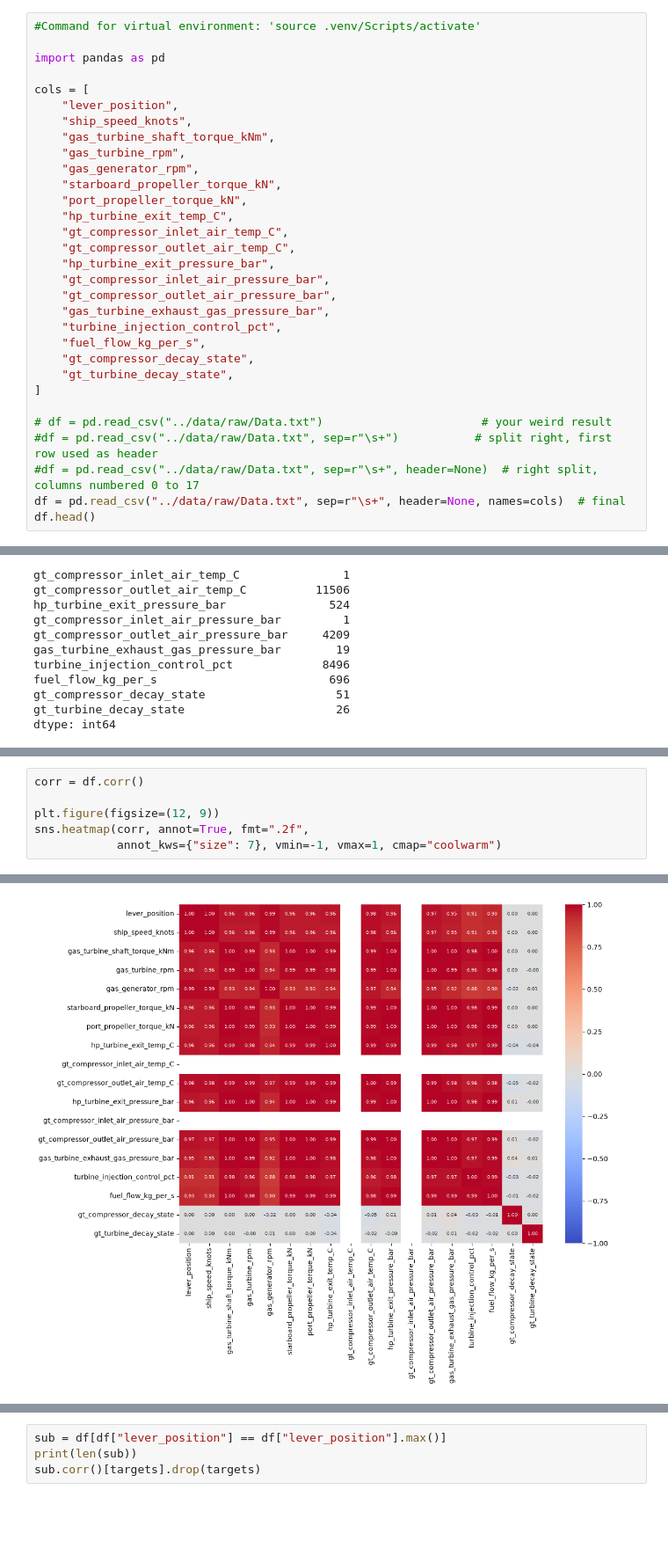
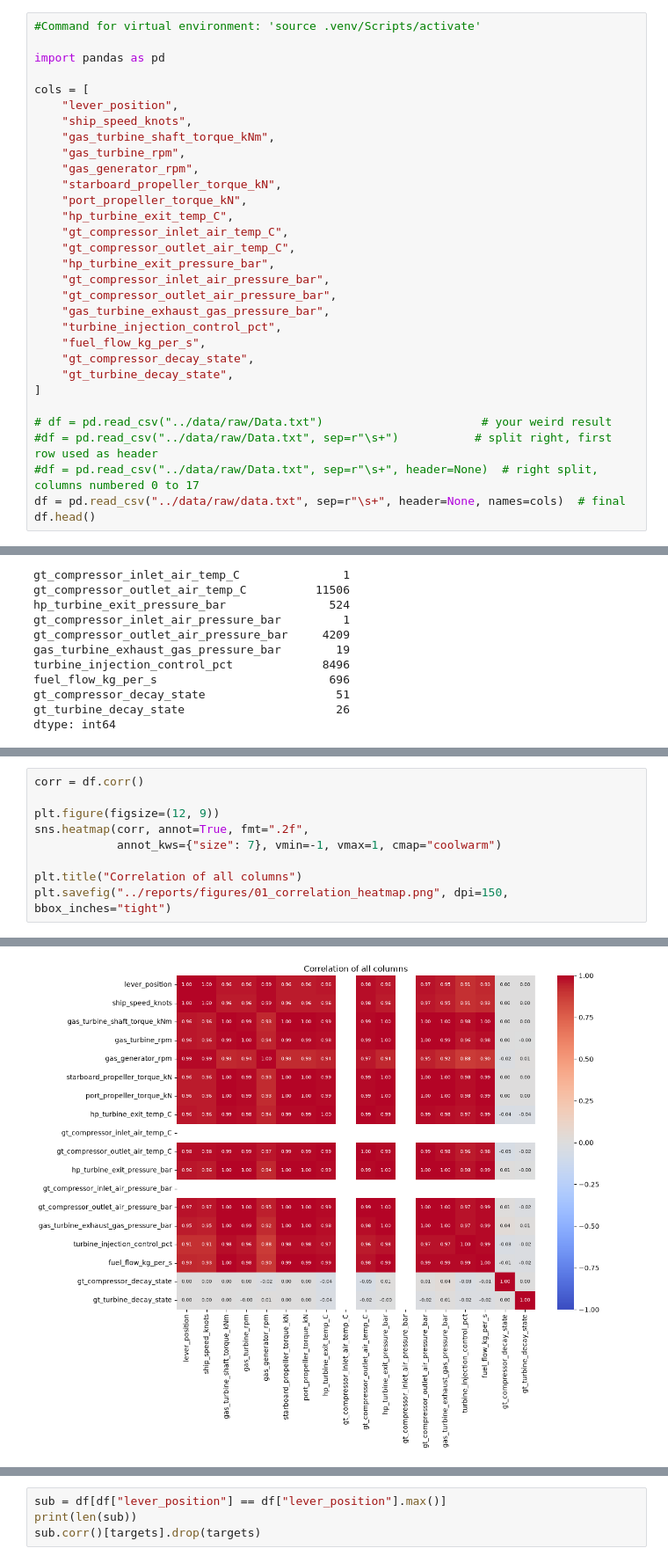
Before and after one commit to marcomanzanilla/Naval-Propulsion-Pipeline, a Jupyter notebook: notebooks/01_explore.ipynb, the cells around one changed output, grey strips where cells are left out. Shown at 88% size. Drawn from its saved outputs; the diff is of its cells as text; blank space fills up the shorter version.

```diff
--- a/notebooks/01_explore.ipynb
+++ b/notebooks/01_explore.ipynb
@@ -27,7 +33,7 @@ cols = [
 # df = pd.read_csv("../data/raw/Data.txt")                       # your weird result
 #df = pd.read_csv("../data/raw/Data.txt", sep=r"\s+")           # split right, first row used as header
 #df = pd.read_csv("../data/raw/Data.txt", sep=r"\s+", header=None)  # right split, columns numbered 0 to 17
-df = pd.read_csv("../data/raw/Data.txt", sep=r"\s+", header=None, names=cols)  # final
+df = pd.read_csv("../data/raw/data.txt", sep=r"\s+", header=None, names=cols)  # final
 df.head()
 # %% [output]
 |  | lever_position | ship_speed_knots | gas_turbine_shaft_torque_kNm | gas_turbine_rpm | gas_generator_rpm | ... |
@@ -92,4 +106,7 @@ corr = df.corr()
 plt.figure(figsize=(12, 9))
 sns.heatmap(corr, annot=True, fmt=".2f",
             annot_kws={"size": 7}, vmin=-1, vmax=1, cmap="coolwarm")
+
+plt.title("Correlation of all columns")
+plt.savefig("../reports/figures/01_correlation_heatmap.png", dpi=150, bbox_inches="tight")
 # %% [output]
@@ -97 +113 @@ sns.heatmap(corr, annot=True, fmt=".2f",
-[figure, old version]
+[figure, new version]
```
Also changed, not shown: parts of 15 cells of this notebook, 4 other files.
